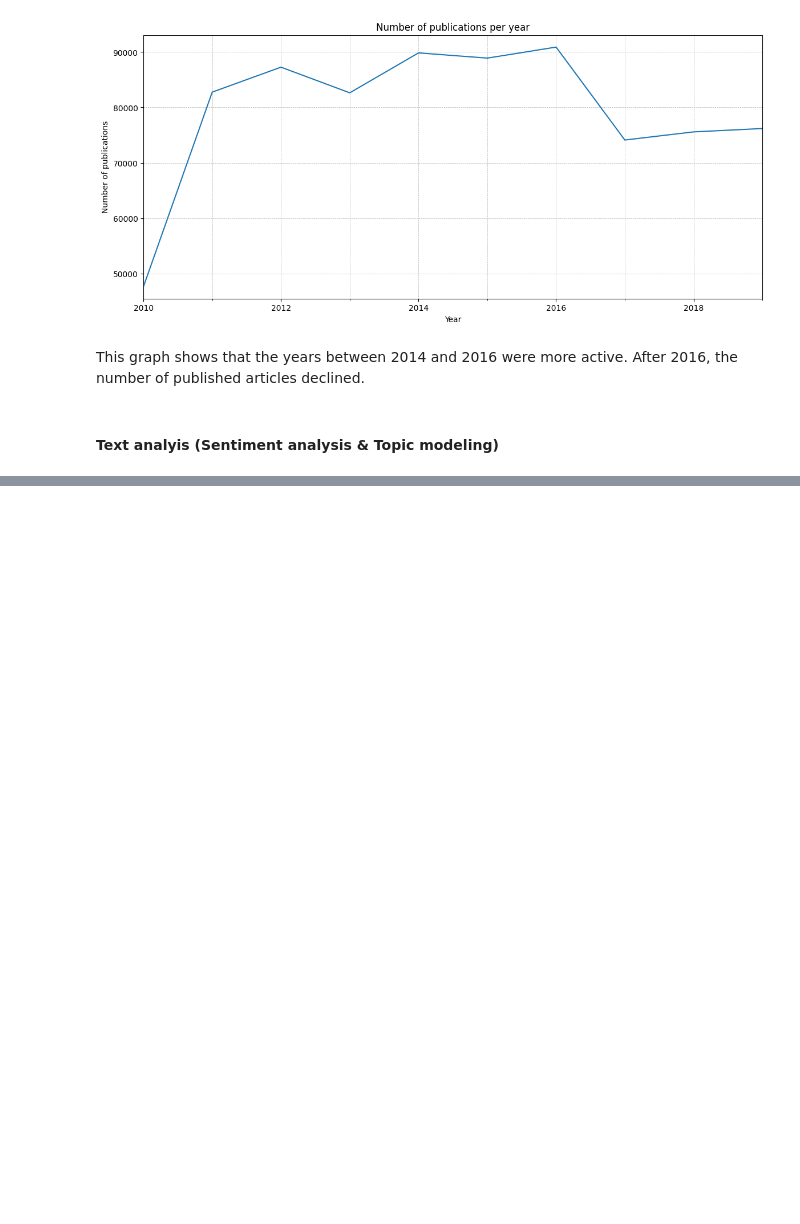
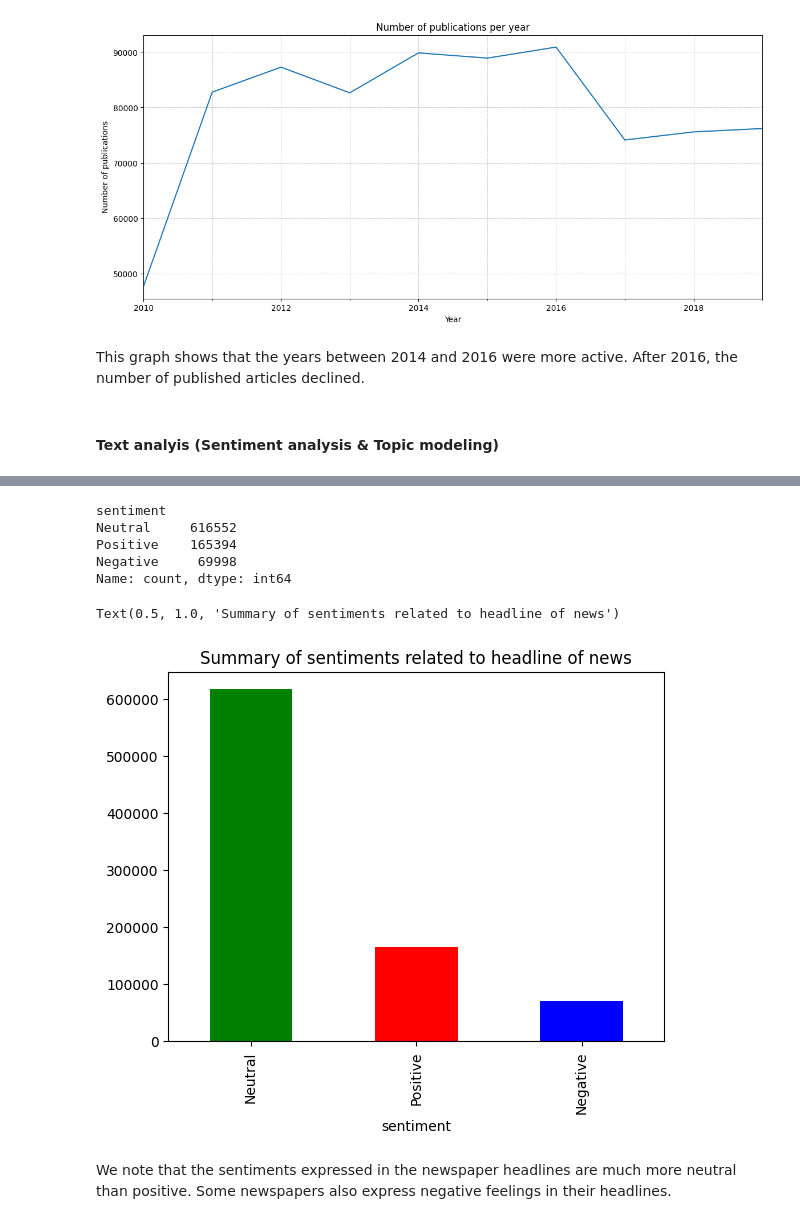
Before and after one commit to Cabrel17/Financial_news_sentiment_analysis, a Jupyter notebook: notebooks/Exploratory_data_analysis.ipynb, the cells around one changed output, grey strips where cells are left out. Drawn from its saved outputs; the diff is of its cells as text; code cells hidden in the pictures; blank space fills up the shorter version.

Commit message:
Start sentiment analysis

```diff
--- a/notebooks/Exploratory_data_analysis.ipynb
+++ b/notebooks/Exploratory_data_analysis.ipynb
@@ -247,0 +321,21 @@ Bank of England Broadbent: Comments on UK economy, GBP and interest rates via Fo
+# %%
+# Loading the dataset
+df = pd.read_csv('../data/df.csv', index_col=0, parse_dates=True)
+# %%
+df_clean = df.drop_duplicates(subset=["headline","publisher"])
+# %%
+df_clean['sentiment'].value_counts()
+# %% [output]
+sentiment
+Neutral     616552
+Positive    165394
+Negative     69998
+Name: count, dtype: int64
+# %%
+df_clean['sentiment'].value_counts().plot(kind='bar',color=['green', 'red', 'blue'])
+plt.title('Summary of sentiments related to headline of news')
+# %% [output]
+Text(0.5, 1.0, 'Summary of sentiments related to headline of news')
+[figure, added]
+# %% [markdown]
+We note that the sentiments expressed in the newspaper headlines are much more neutral than positive. Some newspapers also express negative feelings in their headlines.
```
Also changed, not shown: parts of 15 cells of this notebook, 1 other file.
